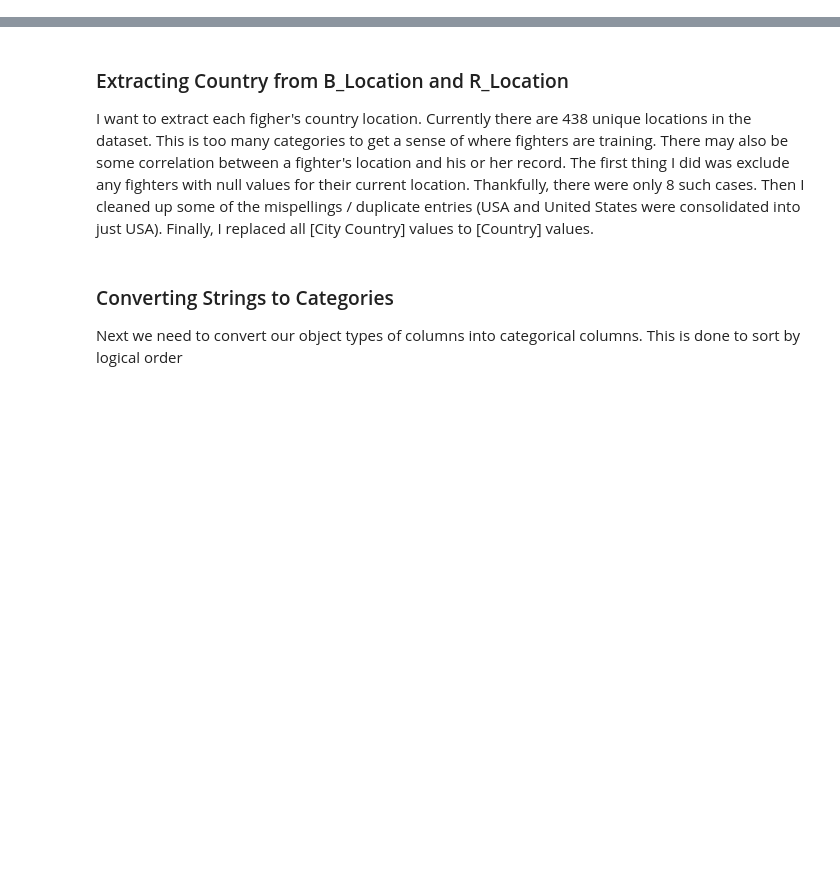
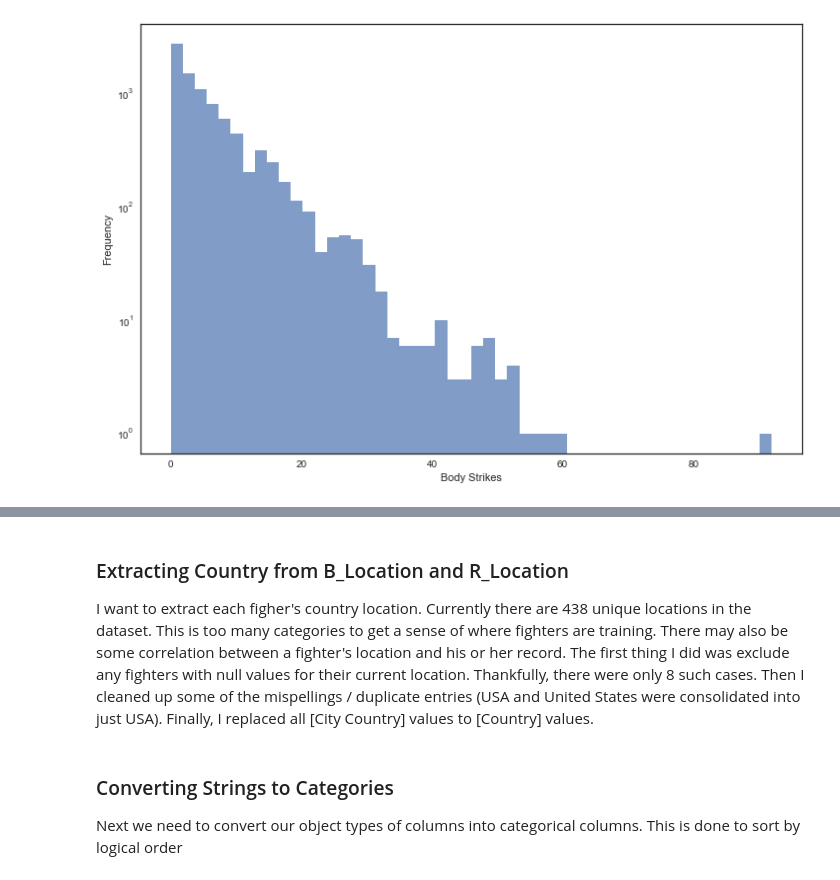
Before and after one commit to cfergusonlee/ufc_fight_analysis, a Jupyter notebook: ufc_analysis.ipynb, the cells around one changed output, grey strips where cells are left out. Cells and saved outputs as stored; diff of their text form; code cells hidden in the pictures; blank space fills up the shorter version.

```diff
--- a/ufc_analysis.ipynb
+++ b/ufc_analysis.ipynb
@@ -253,0 +309,10 @@ fight_df.index = index
+# %%
+#upper_limit = np.percentile(fight_df['body'].values, 99)
+#fight_df.loc[fight_df.body>upper_limit, 'body'] = upper_limit
+plt.figure(figsize=(12,8))
+plt.hist(fight_df['body'], log=True, bins=50, alpha=.7)
+plt.xlabel('Body Strikes')
+plt.ylabel('Frequency')
+plt.show()
+# %% [output]
+[figure, added]
```
Also changed, not shown: parts of 125 cells of this notebook, 13 other files.
